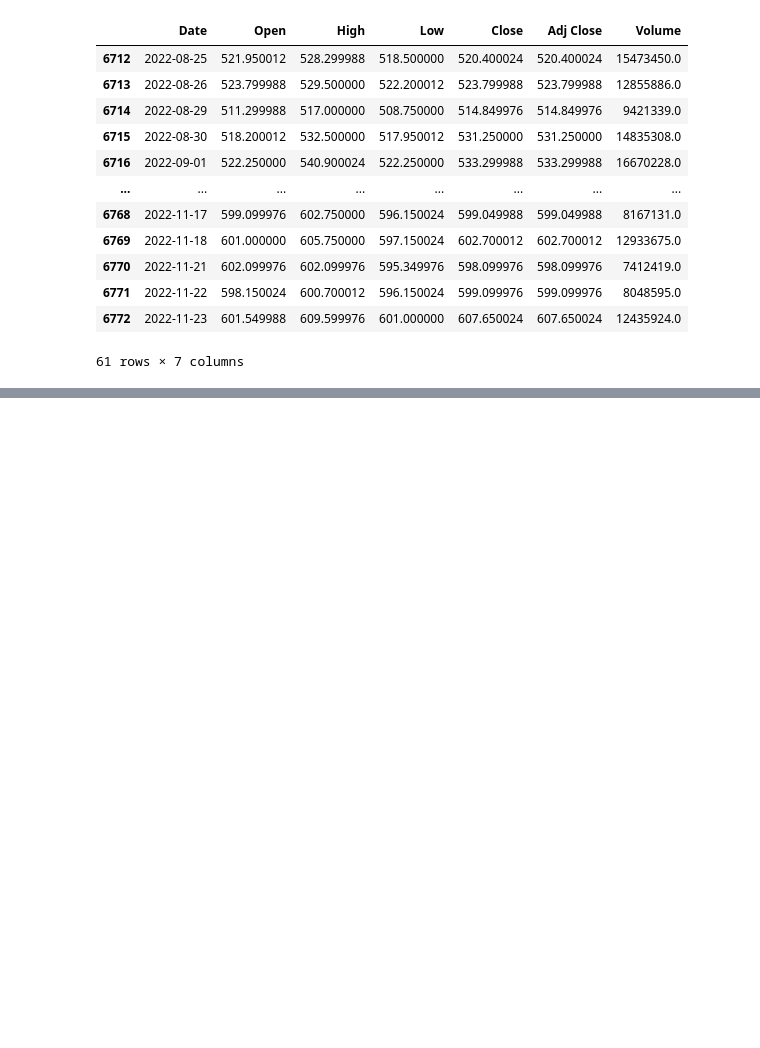
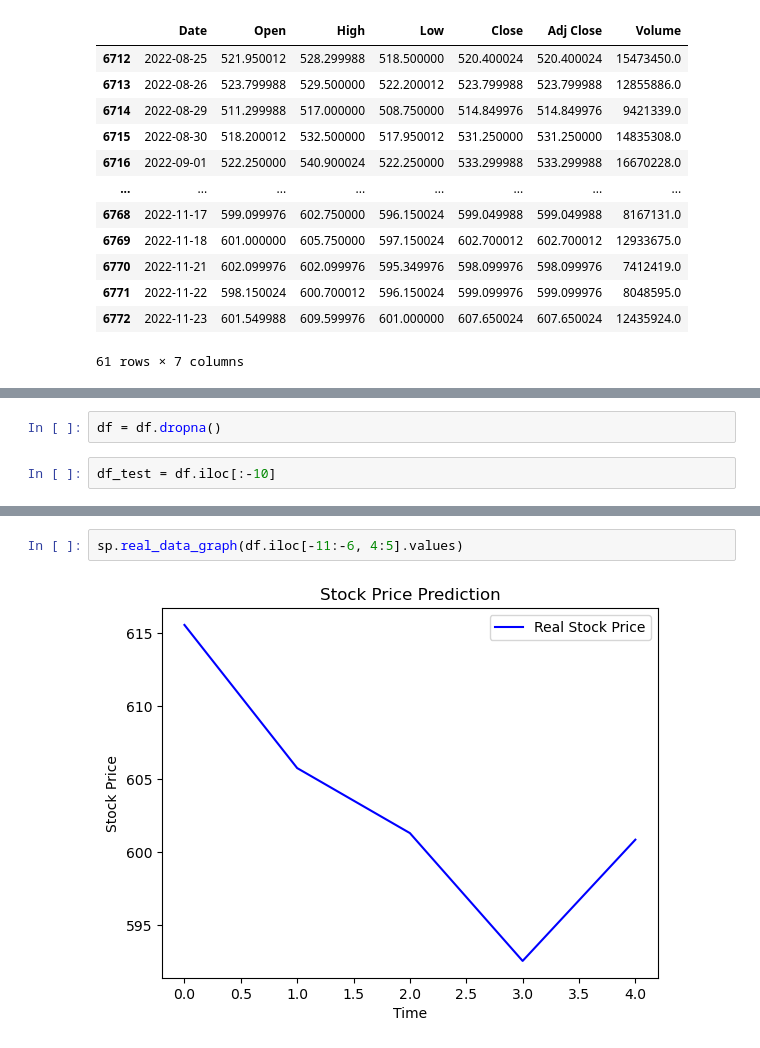
Before and after one commit to tanjeetsarkar/lstm_stock_prediction, a Jupyter notebook: stock_market/check_test.ipynb, the cells around one changed output, grey strips where cells are left out. Saved outputs shown, nothing was run; the diff lists cells and outputs as text; blank space fills up the shorter version.

```diff
--- a/stock_market/check_test.ipynb
+++ b/stock_market/check_test.ipynb
@@ -51,0 +54,4 @@ df.iloc[-61:]
+# %%
+df = df.dropna()
+# %%
+df_test = df.iloc[:-10]
@@ -51,0 +88,4 @@ df.iloc[-61:]
+# %%
+sp.real_data_graph(df.iloc[-11:-6, 4:5].values)
+# %% [output]
+[figure, added]
```
Also changed, not shown: parts of 19 cells of this notebook, 6 other files.
